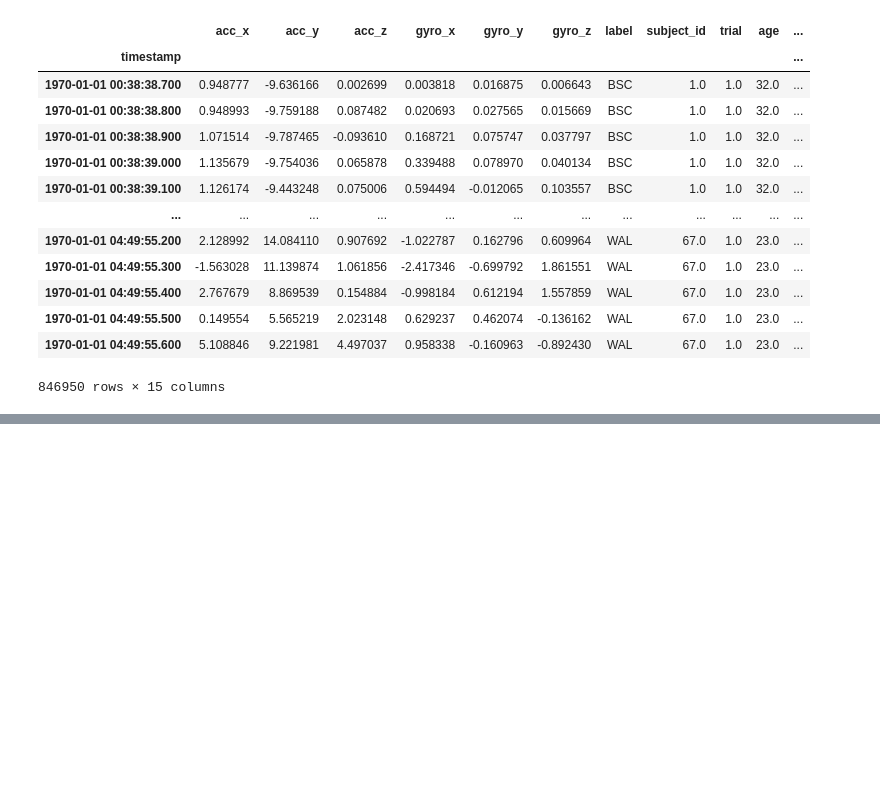
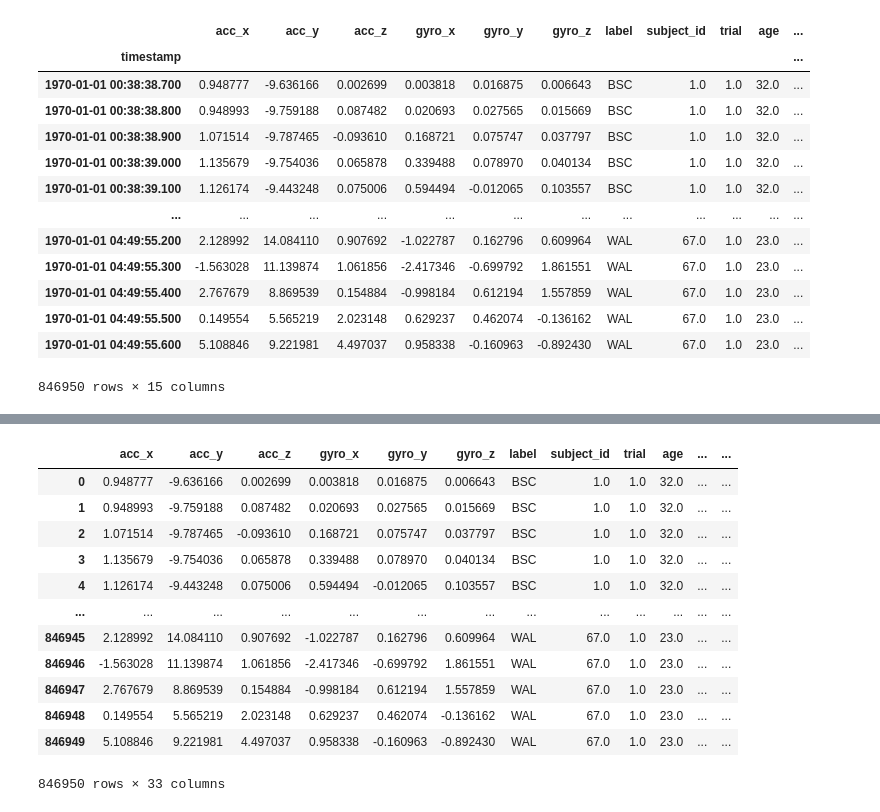
Before and after one commit to ronydebnath/ilab-group-12-1-fall-detection, a Jupyter notebook: notebooks/dataprep/feature_extraction.ipynb, the cells around one changed output, grey strips where cells are left out. Saved outputs shown, nothing was run; the diff lists cells and outputs as text; code cells hidden in the pictures; blank space fills up the shorter version.

```diff
--- a/notebooks/dataprep/feature_extraction.ipynb
+++ b/notebooks/dataprep/feature_extraction.ipynb
@@ -67,0 +195,16 @@ for col in ['acc_x', 'acc_y', 'acc_z', 'gyro_x', 'gyro_y', 'gyro_z', 'acc_mag',
+# %%
+df_temporal_features
+# %% [output]
+|  | acc_x | acc_y | acc_z | gyro_x | gyro_y | gyro_z | label | subject_id | trial | age | ... | ... |
+| 0 | 0.948777 | -9.636166 | 0.002699 | 0.003818 | 0.016875 | 0.006643 | BSC | 1.0 | 1.0 | 32.0 | ... | ... |
+| 1 | 0.948993 | -9.759188 | 0.087482 | 0.020693 | 0.027565 | 0.015669 | BSC | 1.0 | 1.0 | 32.0 | ... | ... |
+| 2 | 1.071514 | -9.787465 | -0.093610 | 0.168721 | 0.075747 | 0.037797 | BSC | 1.0 | 1.0 | 32.0 | ... | ... |
+| 3 | 1.135679 | -9.754036 | 0.065878 | 0.339488 | 0.078970 | 0.040134 | BSC | 1.0 | 1.0 | 32.0 | ... | ... |
+| 4 | 1.126174 | -9.443248 | 0.075006 | 0.594494 | -0.012065 | 0.103557 | BSC | 1.0 | 1.0 | 32.0 | ... | ... |
+| ... | ... | ... | ... | ... | ... | ... | ... | ... | ... | ... | ... | ... |
+| 846945 | 2.128992 | 14.084110 | 0.907692 | -1.022787 | 0.162796 | 0.609964 | WAL | 67.0 | 1.0 | 23.0 | ... | ... |
+| 846946 | -1.563028 | 11.139874 | 1.061856 | -2.417346 | -0.699792 | 1.861551 | WAL | 67.0 | 1.0 | 23.0 | ... | ... |
+| 846947 | 2.767679 | 8.869539 | 0.154884 | -0.998184 | 0.612194 | 1.557859 | WAL | 67.0 | 1.0 | 23.0 | ... | ... |
+| 846948 | 0.149554 | 5.565219 | 2.023148 | 0.629237 | 0.462074 | -0.136162 | WAL | 67.0 | 1.0 | 23.0 | ... | ... |
+| 846949 | 5.108846 | 9.221981 | 4.497037 | 0.958338 | -0.160963 | -0.892430 | WAL | 67.0 | 1.0 | 23.0 | ... | ... |
+846950 rows × 33 columns
```
Also changed, not shown: parts of 19 cells of this notebook, 1 other file.
